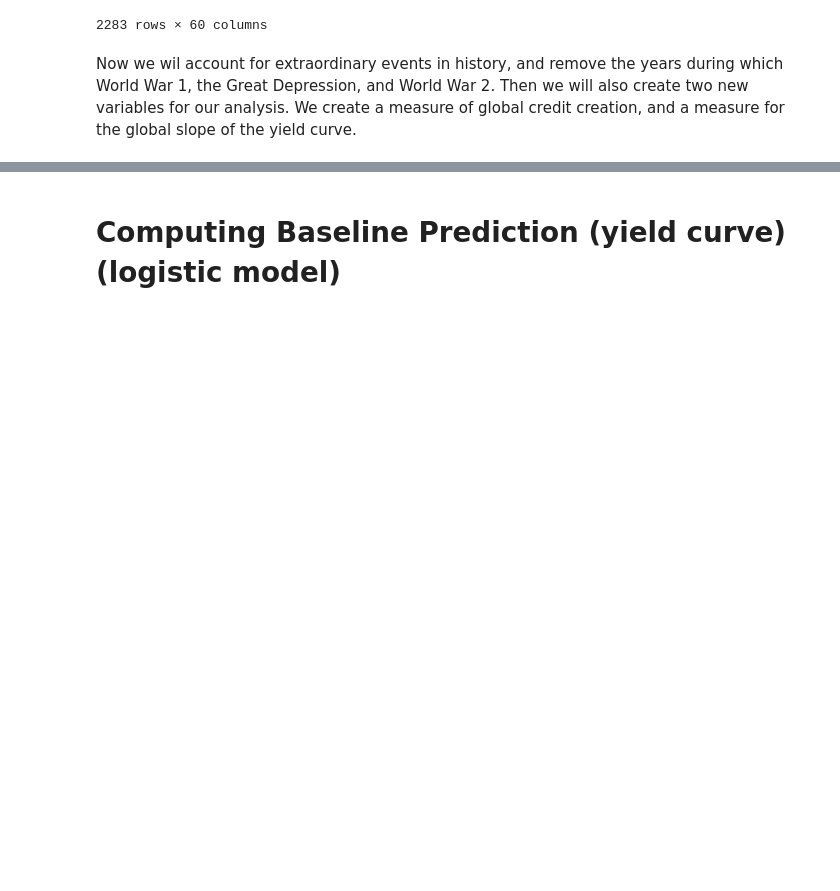
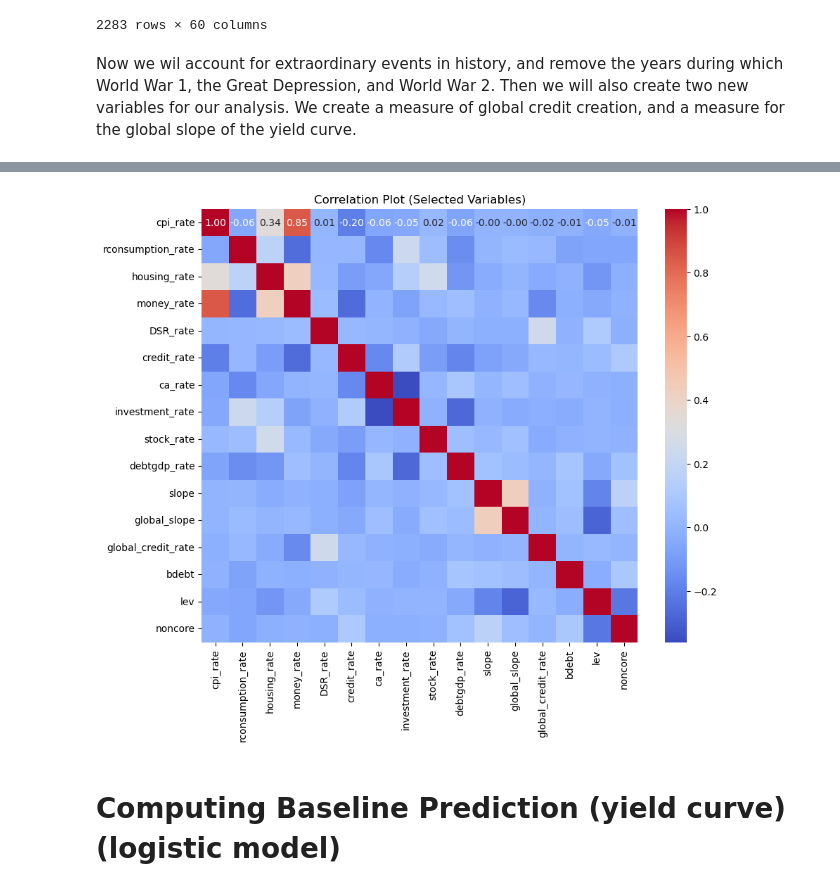
Before and after one commit to stenberg13/financial_crisis_prediction, a Jupyter notebook: Big_Data_Project.ipynb, the cells around one changed output, grey strips where cells are left out. Drawn from its saved outputs; the diff is of its cells as text; code cells hidden in the pictures; blank space fills up the shorter version.

```diff
--- a/Big_Data_Project.ipynb
+++ b/Big_Data_Project.ipynb
@@ -97,13 +97,14 @@ data['DSR'] = (data['tloans'] - (data['ltrate']/data['gdp']))
 data_rate = data.groupby('country').apply(lambda group:
     group.assign(
         cpi_rate = (group['cpi'] - group['cpi'].shift(1)) / group['cpi'].shift(1),
-        rconsbarro_rate = (group['rconsbarro'] - group['rconsbarro'].shift(1)) / group['rconsbarro'].shift(1),
-        hpnom_rate = (group['hpnom'] - group['hpnom'].shift(1)) / group['hpnom'].shift(1),
+        rconsumption_rate = (group['rconsbarro'] - group['rconsbarro'].shift(1)) / group['rconsbarro'].shift(1),
+        housing_rate = (group['hpnom'] - group['hpnom'].shift(1)) / group['hpnom'].shift(1),
         money_rate = (group['money'] - group['money'].shift(1)) / group['money'].shift(1),
         DSR_rate = (group['DSR'] / group['gdp'] - group['DSR'].shift(1) / group['gdp'].shift(1)),
-        tloans_rate = (group['tloans'] / group['gdp'] - group['tloans'].shift(1) / group['gdp'].shift(1)),
+        credit_rate = (group['tloans'] / group['gdp'] - group['tloans'].shift(1) / group['gdp'].shift(1)),
+        global_credit_rate = (group['global_credit'] / group['gdp'] - group['global_credit'].shift(1) / group['gdp'].shift(1)),
         ca_rate = (group['ca'] / group['gdp'] - group['ca'].shift(1) / group['gdp'].shift(1)),
-        iy_rate = (group['iy'] - group['iy'].shift(1)),
+        investment_rate = (group['iy'] - group['iy'].shift(1)),
         stock_rate =  (group['capital_tr'] - group['capital_tr'].shift(1)),
         debtgdp_rate = (group['debtgdp'] - group['debtgdp'].shift(1))
     )
@@ -116,2 +132,18 @@ data_rate = data.groupby('country').apply(lambda group:
+# %%
+selected_variables = ['cpi_rate', 'rconsumption_rate', 'housing_rate', 'money_rate', 'DSR_rate',
+                      'credit_rate', 'ca_rate', 'investment_rate', 'stock_rate', 'debtgdp_rate',
+                      'slope', 'global_slope', 'global_credit_rate', 'bdebt','lev', 'noncore']
+numeric_data = data_rate[selected_variables]
+
+# Calculate correlation matrix
+correlation_matrix = numeric_data.corr()
+
+# Create Seaborn heatmap
+plt.figure(figsize=(10, 8))
+sns.heatmap(correlation_matrix, annot=True, cmap='coolwarm', fmt=".2f")
+plt.title('Correlation Plot (Selected Variables)')
+plt.show()
+# %% [output]
+[figure, added]
 # %% [markdown]
 # Computing Baseline Prediction (yield curve) (logistic model)
```
Also changed, not shown: parts of 5 cells of this notebook.
